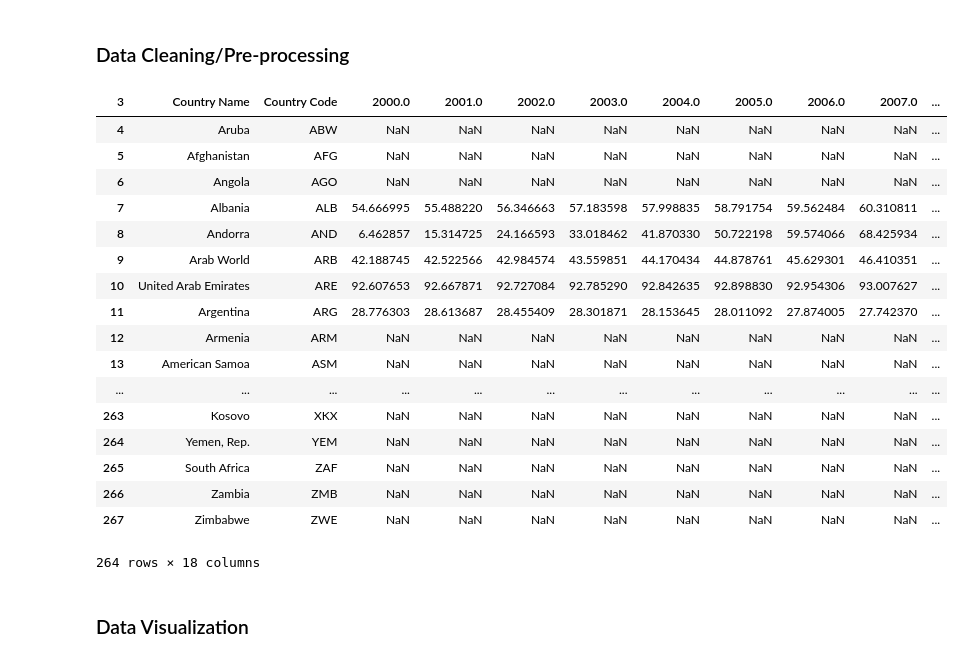
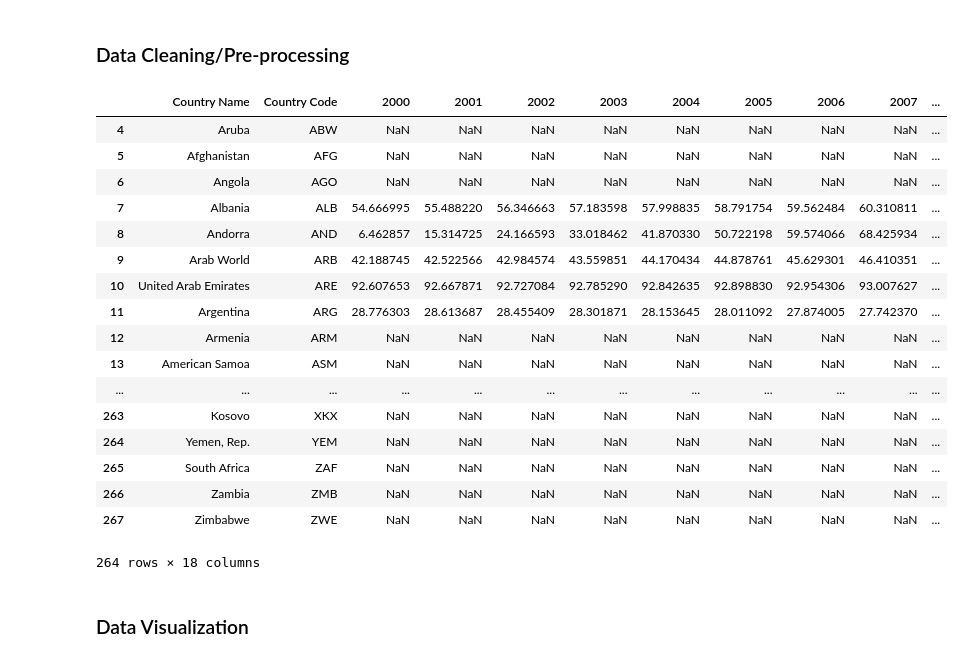
Before and after one commit to debbievo/COGS108_Repo, a Jupyter notebook: Nadya's.ipynb, the cells around one changed output. Saved outputs shown, nothing was run; the diff lists cells and outputs as text; code cells hidden in the pictures.

```diff
--- a/Nadya's.ipynb
+++ b/Nadya's.ipynb
@@ -60,21 +60,24 @@ from scipy.stats import ttest_ind, chisquare, normaltest
 # %%
 improvedSani = pd.read_csv('ImprovedSanitation.csv')
 
 #Drop the first 3 rows - consisting unrelated information to the data being used
 improvedSani = improvedSani.drop(improvedSani.index[[0,1,2]])
 
 #Set the value of the 1st row to be the column labels
 improvedSani.columns = improvedSani.iloc[0]
 #Drop the first row
 improvedSani = improvedSani.drop(improvedSani.index[[0]])
-
+del improvedSani.columns.name
 improvedSani= improvedSani.drop(columns=['Indicator Code','Indicator Name'])
 
-improvedSani = improvedSani.rename(index=str, columns={"3": "", "2000.0": "2000"})
+improvedSani = improvedSani.rename(index=str, columns={2000.0: 2000, 2001.0:2001, 2002.0:2002, 2003.0:2003, 2004.0:2004,
+                                                       2005.0:2005, 2006.0:2006, 2007.0:2007, 2008.0:2008, 2009.0:2009,
+                                                       2010.0:2010, 2011.0:2011, 2012.0:2012, 2013.0:2013, 2014.0:2014,
+                                                       2015.0:2015,})
 #improvedSani[''] = improvedSani.reset_index().index
 improvedSani
 # %% [output]
-| 3 | Country Name | Country Code | 2000.0 | 2001.0 | 2002.0 | 2003.0 | 2004.0 | 2005.0 | 2006.0 | 2007.0 | ... |
+|  | Country Name | Country Code | 2000 | 2001 | 2002 | 2003 | 2004 | 2005 | 2006 | 2007 | ... |
 | 4 | Aruba | ABW | NaN | NaN | NaN | NaN | NaN | NaN | NaN | NaN | ... |
 | 5 | Afghanistan | AFG | NaN | NaN | NaN | NaN | NaN | NaN | NaN | NaN | ... |
 | 6 | Angola | AGO | NaN | NaN | NaN | NaN | NaN | NaN | NaN | NaN | ... |
```
